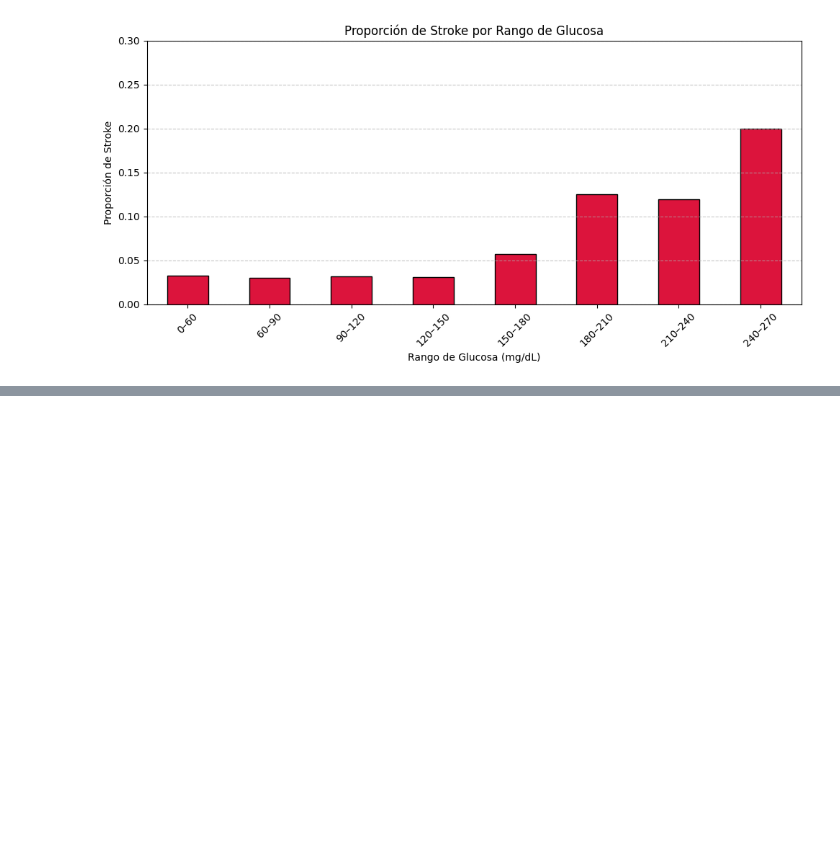
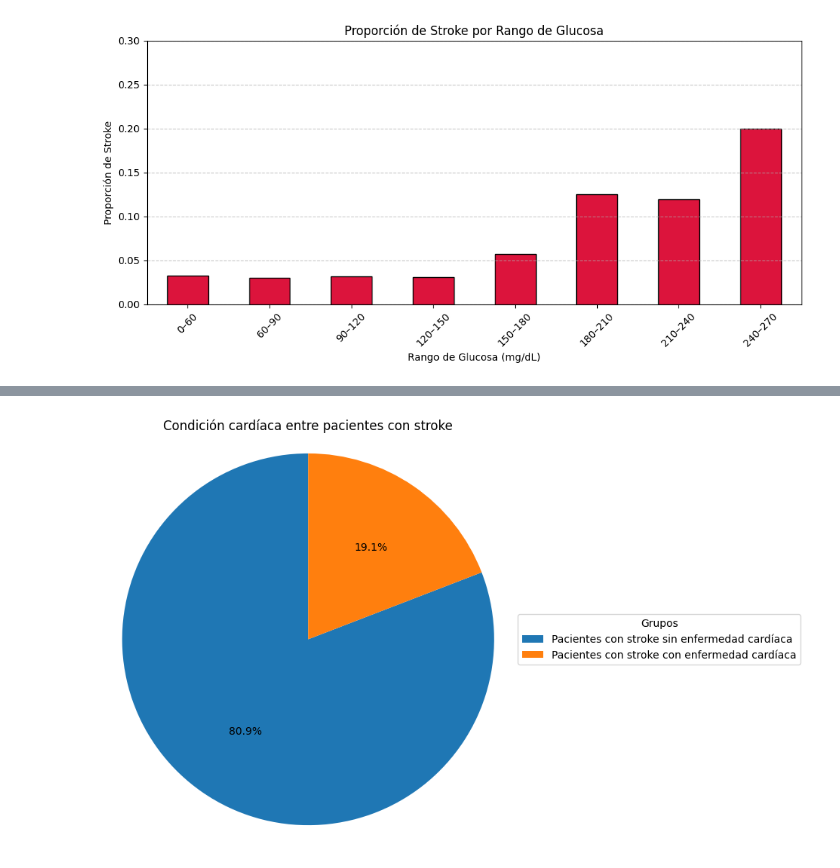
Before and after one commit to champagne-gabo/proyecto-inf280, a Jupyter notebook: notebook.ipynb, the cells around one changed output, grey strips where cells are left out. Cells and saved outputs as stored; diff of their text form; code cells hidden in the pictures; blank space fills up the shorter version.

```diff
--- a/notebook.ipynb
+++ b/notebook.ipynb
@@ -332,0 +349,33 @@ plt.show()
+# %%
+def clasificar(row):
+    if row['heart_disease'] == 0:
+        return "No condición cardíaca"
+    else:
+        return "Condición cardíaca"
+
+# Filtramos solo las personas que han sufrido un stroke
+con_stroke = df[df['stroke'] == 1]
+
+# Contamos cuántos tienen o no tienen enfermedad cardíaca dentro del grupo de stroke
+heart_cond_counts = con_stroke['heart_disease'].value_counts()
+
+# Asignamos etiquetas legibles
+labels = ["Sin condición cardíaca", "Con condición cardíaca"]
+
+# Creamos el gráfico de torta
+plt.figure(figsize=(7, 7))  # Ajustar tamaño para mejor visualización
+wedges, texts, autotexts = plt.pie(heart_cond_counts, autopct="%0.1f%%", startangle=90)
+
+# Agregar leyenda con descripciones claras
+plt.legend(wedges,
+           ["Pacientes con stroke sin enfermedad cardíaca", "Pacientes con stroke con enfermedad cardíaca"],
+           title="Grupos", loc="center left", bbox_to_anchor=(1, 0.5))
+
+# Agregar título y mantener la forma circular
+plt.title("Condición cardíaca entre pacientes con stroke")
+plt.axis('equal')
+
+# Mostrar gráfico
+plt.show()
+# %% [output]
+[figure, added]
```
Also changed, not shown: parts of 22 cells of this notebook.
